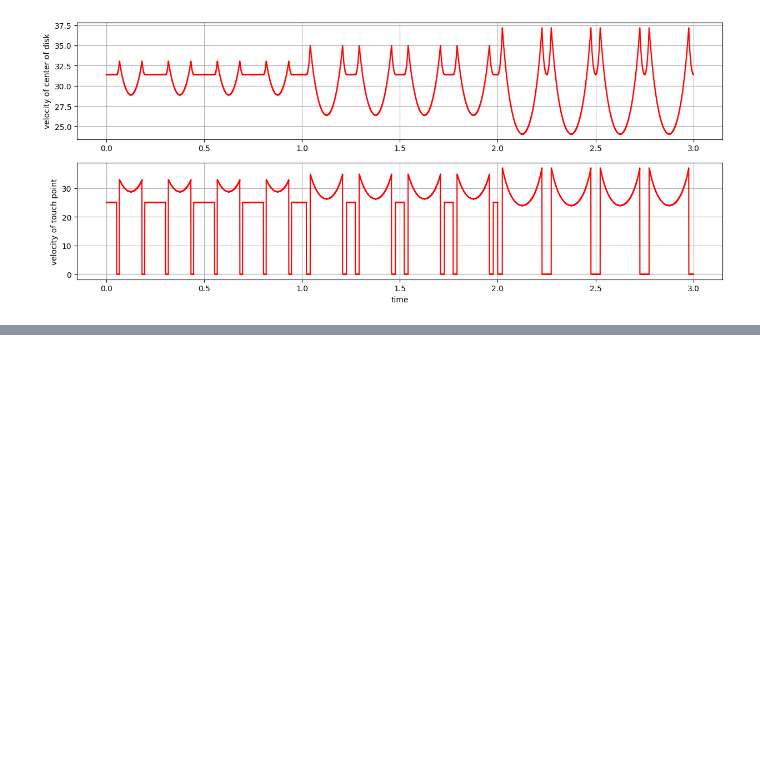
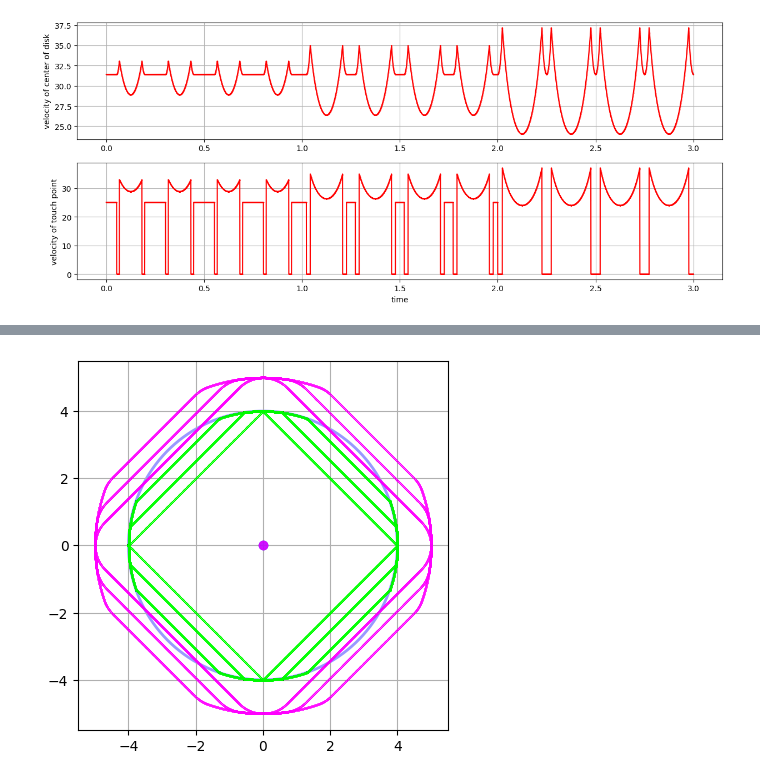
Before and after one commit to vkonov2/Geometry-Projects, a Jupyter notebook: Bruter-Simulation/Bruter-5-3-1.ipynb, the cells around one changed output, grey strips where cells are left out. Saved outputs shown, nothing was run; the diff lists cells and outputs as text; code cells hidden in the pictures; blank space fills up the shorter version.

```diff
--- a/Bruter-Simulation/Bruter-5-3-1.ipynb
+++ b/Bruter-Simulation/Bruter-5-3-1.ipynb
@@ -867,0 +1295,22 @@ for j in range(steps+1):
+# %%
+# plot_line(cplgmod, add_points=False, color=(1,0,0), alpha=1)
+plot_points(Point(0.0, 0.0), color=(0,0,1), alpha=0.7)
+plot_points(Point(-x0, -y0), color=(1,0,1), alpha=0.7)
+plot_line(oplg, add_points=False, color=(0,0,1), alpha=0.4)
+# plot_line(cplg, add_points=False, color=(1,0,1), alpha=0.7)
+# for j in range(steps+1):
+#     plot_line(plgs[j], add_points=False, color=(0.5,0.5,0), alpha=0.3)
+
+for j in range(len(ptss)):
+    plot_points(ptss[j], color=(0,1,0), markersize=0.1)
+
+for j in range(len(ptss)):
+    plot_points(rtrcptss[j], color=(1,0,1), markersize=0.1)
+
+# plot_points(ptss[2], color=(0,1,0), markersize=0.1)
+
+# plot_line(plgs[0], add_points=False, color=(0.5,0.5,0), alpha=0.3)
+
+plt.show()
+# %% [output]
+[figure, added]
```
Also changed, not shown: parts of 11 cells of this notebook, 1 other file.
